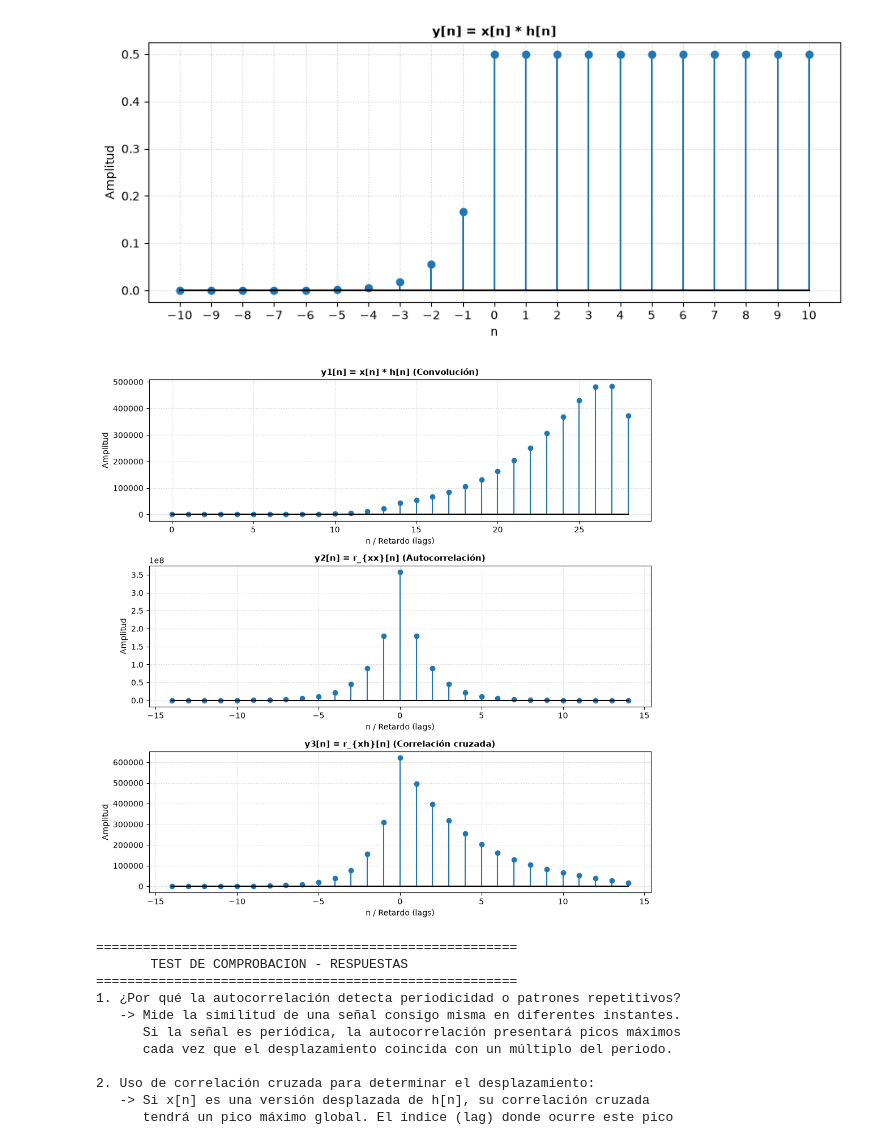
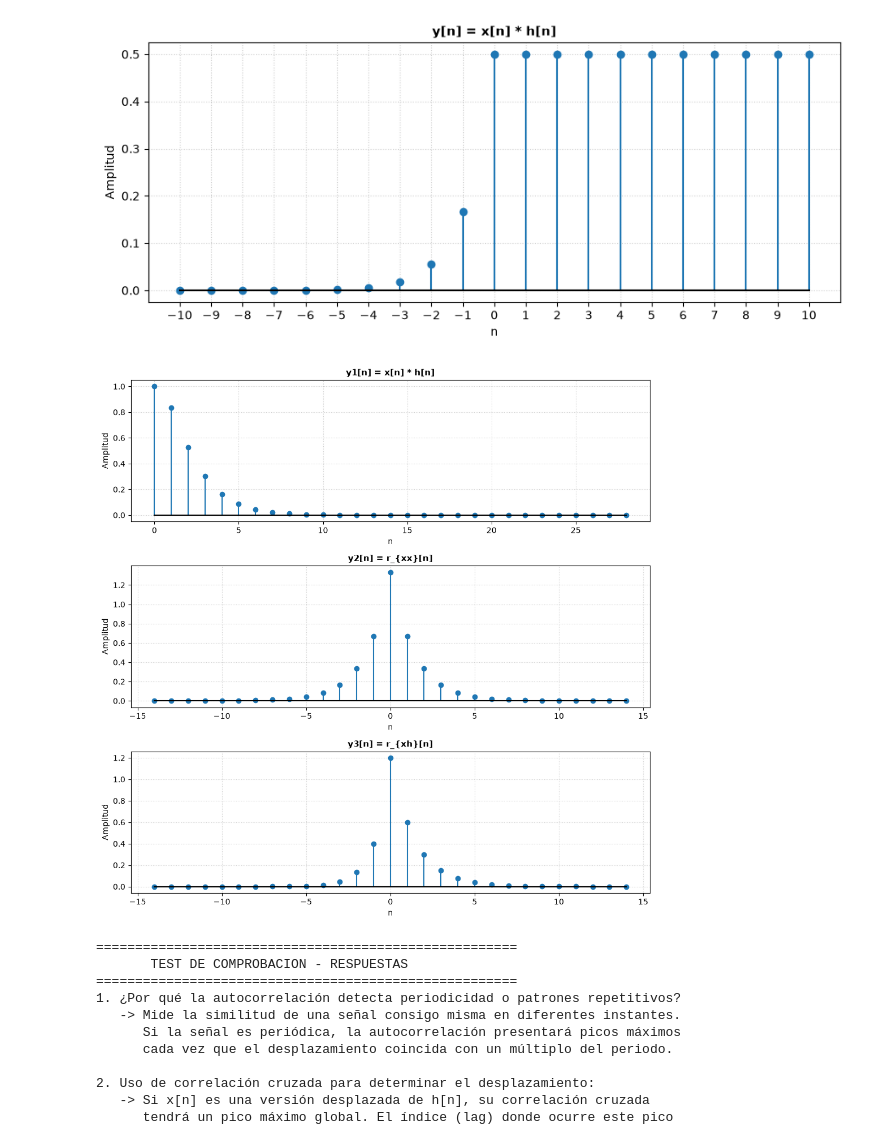
Before and after one commit to JulioOZ-cmyk/Procesamiento-de-senales, a Jupyter notebook: notebooks/Lab2.ipynb, the cells around one changed output. Saved outputs shown, nothing was run; the diff lists cells and outputs as text; code cells hidden in the pictures.

Commit message:
Ejercicio 3 arreglado

```diff
--- a/notebooks/Lab2.ipynb
+++ b/notebooks/Lab2.ipynb
@@ -103,8 +103,9 @@ plt.show()
 import matplotlib.pyplot as plt
 import numpy as np
 
-a = 0.5
-b = 0.8
+# Parámetros corregidos según el ejercicio (a=2, b=3)
+a = 2.0
+b = 3.0
 
 n_range = np.arange(0, 15)
 lags = np.arange(-(len(n_range) - 1), len(n_range))
@@ -113,40 +114,41 @@ lags = np.arange(-(len(n_range) - 1), len(n_range))
 def x_sig(n):
   return (a ** (-n)) * (n >= 0).astype(float)
 
+
 def h_sig(n):
   return (b ** (-n)) * (n >= 0).astype(float)
+
 
 x = x_sig(n_range)
 h = h_sig(n_range)
 
 y1 = np.convolve(x, h, mode="full")
 n_y1 = np.arange(2 * n_range[0], 2 * n_range[0] + len(y1))
 
 y2 = np.correlate(x, x, mode="full")
-
 y3 = np.correlate(x, h, mode="full")
 
 fig, axes = plt.subplots(3, 1, figsize=(10, 10))
 
 titulos = [
-    r"y1[n] = x[n] * h[n] (Convolución)",
-    r"y2[n] = r_{xx}[n] (Autocorrelación)",
-    r"y3[n] = r_{xh}[n] (Correlación cruzada)",
+    r"y1[n] = x[n] * h[n]",
+    r"y2[n] = r_{xx}[n]",
+    r"y3[n] = r_{xh}[n]",
 ]
 
 datos_grafica = [(n_y1, y1), (lags, y2), (lags, y3)]
 
 for ax, (n_dom, sig), title in zip(axes, datos_grafica, titulos):
   ax.stem(n_dom, sig, basefmt="k-")
   ax.set_title(title, fontsize=11, fontweight="bold")
-  ax.set_xlabel("n / Retardo (lags)")
+  ax.set_xlabel("n")
   ax.set_ylabel("Amplitud")
   ax.grid(True, linestyle=":", alpha=0.6)
 
 plt.tight_layout()
 plt.show()
 # %% [output]
-[figure, old version]
+[figure, new version]
 # %%
 import matplotlib.pyplot as plt
 import numpy as np
```
